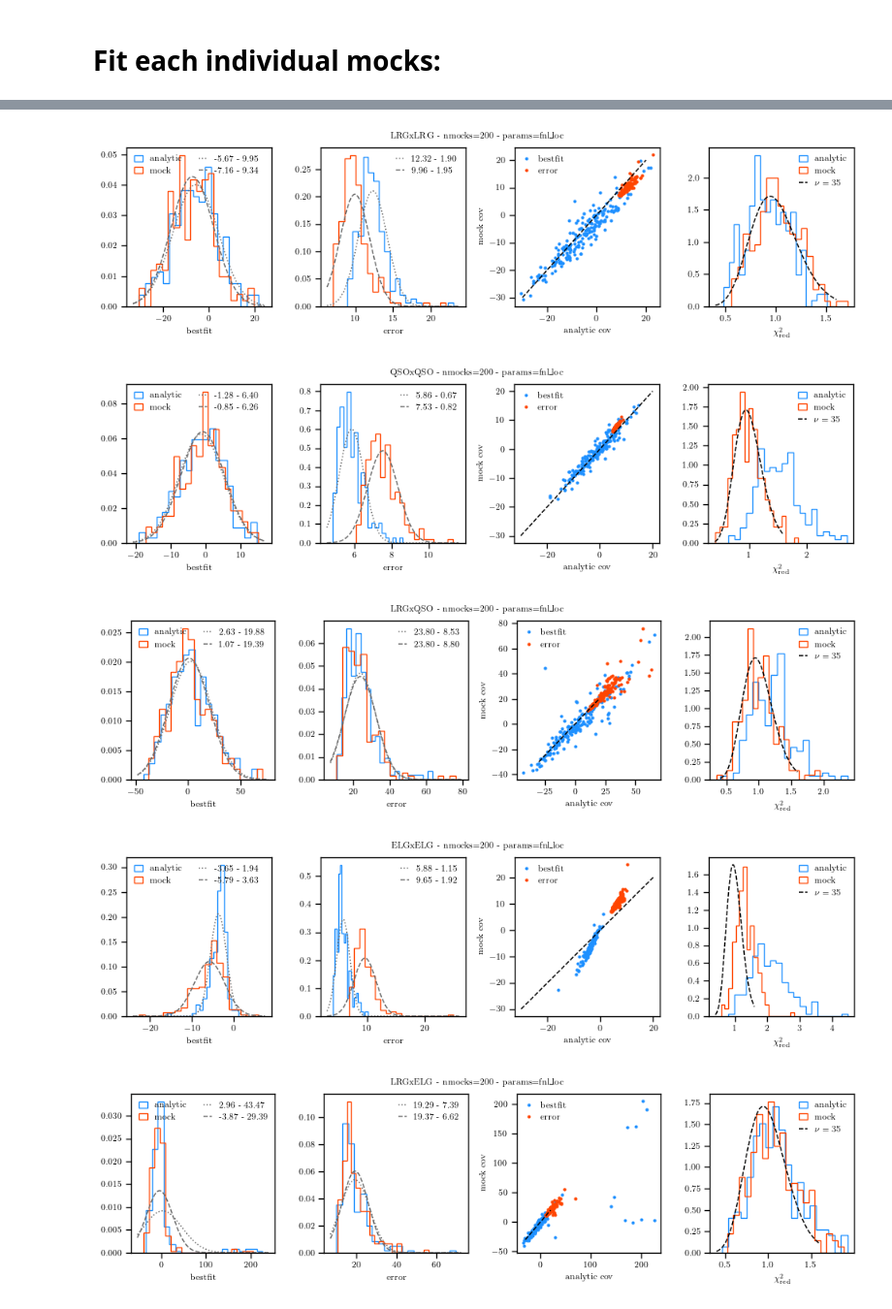
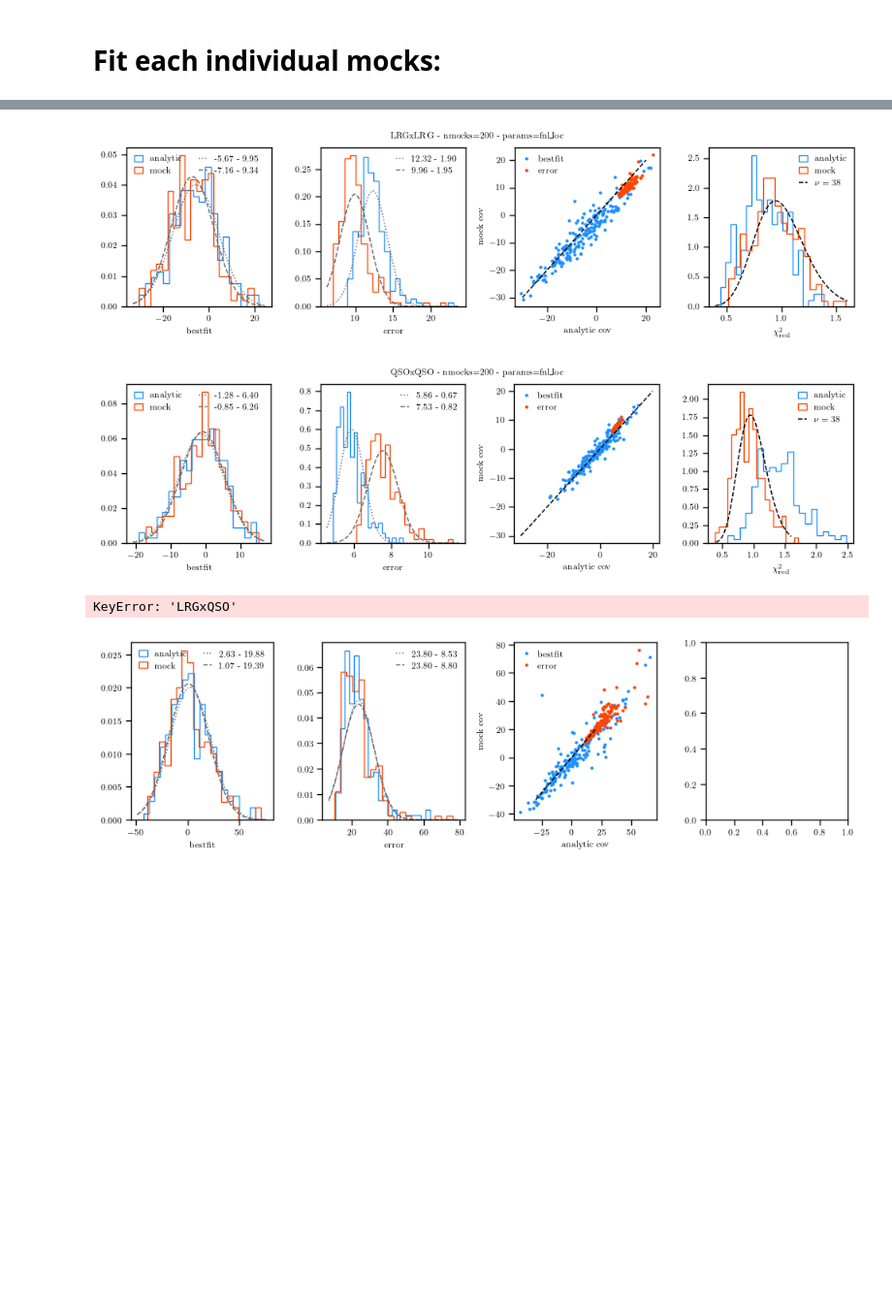
Before and after one commit to AlbertoRosado1/cai-dr2-clustering-products, a Jupyter notebook: local_png/fit_fnl_mocks.ipynb, the cells around one changed output, grey strips where cells are left out. Shown at 97% size. Drawn from its saved outputs; the diff is of its cells as text; code cells hidden in the pictures; blank space fills up the shorter version.

```diff
--- a/local_png/fit_fnl_mocks.ipynb
+++ b/local_png/fit_fnl_mocks.ipynb
@@ -309,11 +425,12 @@ from tools import run_profiling_one_mock
 data_dir = '/Users/edmond/Work/data/desi/dr2/summary_statistics/local_png/base/desi-data/loa-v1/v2/fNL/blinded/'
 
 # Where the mocks are:
-stats_dir = '/Users/edmond/Work/data/desi/dr2/summary_statistics/'
-project = 'local_png/base/holi-v3-altmtl/'
+mocks_dir = '/Users/edmond/Work/data/desi/dr2/summary_statistics/local_png/base/'
 
-fiducial = propose_fiducial()
-tracers_to_read = ['LRG', 'ELGnotqso', 'QSO', 'LRGxQSO', 'LRGxELGnotqso', 'ELGnotqsoxQSO']
+fiducial = propose_fiducial(kmin=1e-3)
+tracers_to_read = ['LRG', 'QSO', 'LRGxQSO', 'ELGnotqso', 'LRGxELGnotqso', 'ELGnotqsoxQSO'][:-1]
 
-pks, windows, covs, zeffs, mocks = load_data(data_dir, stats_dir, project, tracers_to_read, fiducial, add_ic=True, nmocks_mean=None)
+aladr1 = False
+
+pks, windows, covs, zeffs, mocks = load_data(data_dir, mocks_dir, tracers_to_read, fiducial, add_ic=True, aladr1=aladr1, nmocks_mean=None)
 # %%
@@ -387,0 +484,6 @@ for tracer, imock, kk, ac in jobs:
+# %%
+# Load all the available profiles into a nested dictionary for easy access:
+profiles = load_all_profiles(mocks_dir)
+
+summary_df = summary_profiles(profiles)
+display(summary_df)
@@ -389,9 +511,11 @@ for tracer, imock, kk, ac in jobs:
 from scipy.stats import norm, chi2
 
 if True:
-    pdf_path = Path('fig/fit_individual_mocks.pdf')
+    pdf_path = Path('fig/fit_individual_mocks_aladr1.pdf')
 
     only_fnl = True
+
+    kmin = 1e-3
 
     tracers = ['LRGxLRG', 'QSOxQSO', 'LRGxQSO', 'ELGxELG', 'LRGxELG', 'ELGxQSO']
 
@@ -401,54 +525,53 @@ if True:
             for j in range(1 if only_fnl else 4):
                 plt.figure(figsize=(10, 3))
                 plt.subplot(141)
-                plt.hist([float(prof['ana_cov'][i][j][2]) for i in range(nmocks)], histtype='step', bins=20, density=True, label='analytic')
-                plt.hist([float(prof['mock_cov'][i][j][2]) for i in range(nmocks)], histtype='step', bins=20, density=True, label='mock')
+                plt.hist([float(prof['analytical_cov'][kmin]['_aladr1'][i][j][2]) for i in range(nmocks)], histtype='step', bins=20, density=True, label='analytic')
+                plt.hist([float(prof['mock_cov'][kmin]['_aladr1'][i][j][2]) for i in range(nmocks)], histtype='step', bins=20, density=True, label='mock')
                 xmin, xmax = plt.xlim()
                 x = np.linspace(xmin, xmax, 1000)
-                mu, std = norm.fit([float(prof['ana_cov'][i][j][2]) for i in range(nmocks)])
+                mu, std = norm.fit([float(prof['analytical_cov'][kmin]['_aladr1'][i][j][2]) for i in range(nmocks)])
                 plt.plot(x, norm.pdf(x, mu, std), c='dimgray', ls=':', label=f'{mu:2.2f} - {std:2.2f}')
-                mu, std = norm.fit([float(prof['mock_cov'][i][j][2]) for i in range(nmocks)])
+                mu, std = norm.fit([float(prof['mock_cov'][kmin]['_aladr1'][i][j][2]) for i in range(nmocks)])
                 plt.plot(x, norm.pdf(x, mu, std), c='dimgray', ls='--', label=f'{mu:2.2f} - {std:2.2f}')
                 plt.legend(loc='upper left', ncol=2)
                 plt.xlabel('bestfit')
                 #if j == 0: plt.axvline(0, ls='--', c='k', alpha=0.5, zorder=0)
                 plt.subplot(142)
-                plt.hist([float(prof['ana_cov'][i][j][3]) for i in range(nmocks)], bins=20, density=True, histtype='step')
-                plt.hist([float(prof['mock_cov'][i][j][3]) for i in range(nmocks)], bins=20, density=True, histtype='step')
+                plt.hist([float(prof['analytical_cov'][kmin]['_aladr1'][i][j][3]) for i in range(nmocks)], bins=20, density=True, histtype='step')
+                plt.hist([float(prof['mock_cov'][kmin]['_aladr1'][i][j][3]) for i in range(nmocks)], bins=20, density=True, histtype='step')
                 xmin, xmax = plt.xlim()
                 x = np.linspace(xmin, xmax, 1000)
-                mu, std = norm.fit([float(prof['ana_cov'][i][j][3]) for i in range(nmocks)])
+                mu, std = norm.fit([float(prof['analytical_cov'][kmin]['_aladr1'][i][j][3]) for i in range(nmocks)])
                 plt.plot(x, norm.pdf(x, mu, std), c='dimgray', ls=':', label=f'{mu:2.2f} - {std:2.2f}')
-                mu, std = norm.fit([float(prof['mock_cov'][i][j][3]) for i in range(nmocks)])
+                mu, std = norm.fit([float(prof['mock_cov'][kmin]['_aladr1'][i][j][3]) for i in range(nmocks)])
                 plt.plot(x, norm.pdf(x, mu, std), c='dimgray', ls='--', label=f'{mu:2.2f} - {std:2.2f}')
                 plt.legend()
                 plt.xlabel('error')
                 plt.subplot(143)
-                plt.plot([float(prof['ana_cov'][i][j][2]) for i in range(nmocks)], [float(prof['mock_cov'][i][j][2]) for i in range(nmocks)], ls='', marker='.', label='bestfit')
-                plt.plot([float(prof['ana_cov'][i][j][3]) for i in range(nmocks)], [float(prof['mock_cov'][i][j][3]) for i in range(nmocks)], ls='', marker='.', label='error')
+                plt.plot([float(prof['analytical_cov'][kmin]['_aladr1'][i][j][2]) for i in range(nmocks)], [float(prof['mock_cov'][kmin]['_aladr1'][i][j][2]) for i in range(nmocks)], ls='', marker='.', label='bestfit')
+                plt.plot([float(prof['analytical_cov'][kmin]['_aladr1'][i][j][3]) for i in range(nmocks)], [float(prof['mock_cov'][kmin]['_aladr1'][i][j][3]) for i in range(nmocks)], ls='', marker='.', label='error')
                 if j == 0: plt.plot([-30, 20], [-30, 20], ls='--', c='k')
                 plt.xlabel('analytic cov')
                 plt.ylabel('mock cov')
                 plt.legend()
                 plt.subplot(144)
                 ndof = mocks[tracer][0].select(k=(kmin, 1)).size - 4
-                plt.hist([-2*float(prof['ana_cov'][i][4][2]) / ndof for i in range(nmocks)], histtype='step', bins=20, density=True, label='analytic')
+                plt.hist([-2*float(prof['analytical_cov'][kmin]['_aladr1'][i][4][2]) / ndof for i in range(nmocks)], histtype='step', bins=20, density=True, label='analytic')
                 from lsstypes.utils import get_percival2014_factor
                 percival = get_percival2014_factor(len(mocks['LRGxLRG']), ndof+4, 4) # don't forget to remove th percival factor when quoting the chi2
-                plt.hist([-2*float(prof['mock_cov'][i][4][2]) * percival / ndof for i in range(nmocks)], histtype='step', bins=20, density=True, label='mock')
+                plt.hist([-2*float(prof['mock_cov'][kmin]['_aladr1'][i][4][2]) * percival / ndof for i in range(nmocks)], histtype='step', bins=20, density=True, label='mock')
                 x = np.linspace(0.4, 1.6, 500)
                 plt.plot(x, chi2.pdf(x, df=ndof, scale=1/ndof), label=fr'$\nu={ndof}$', ls='--', c='k')
                 plt.legend()
                 plt.xlabel(r'$\chi^2_{\rm{red}}$')
-                plt.suptitle(f"{tracer} - {nmocks=} - params={prof['ana_cov'][0][j][0]}", fontsize=8, y=0.93)
+                plt.suptitle(f"{tracer} - {nmocks=} - params={prof['analytical_cov'][kmin]['_aladr1'][0][j][0]}", fontsize=8, y=0.93)
                 plt.tight_layout()
                 pdf.savefig(plt.gcf())
                 plt.show()
 
         pdf_path.resolve()
 # %% [output]
-[figure, old version]
+[figure, new version]
-[figure, old version]
+[figure, new version]
+KeyError: 'LRGxQSO'
-[figure, old version]
+[figure, new version]
-[figure, removed]
-[figure, removed]
```
Also changed, not shown: parts of 15 cells of this notebook, 3 other files.
